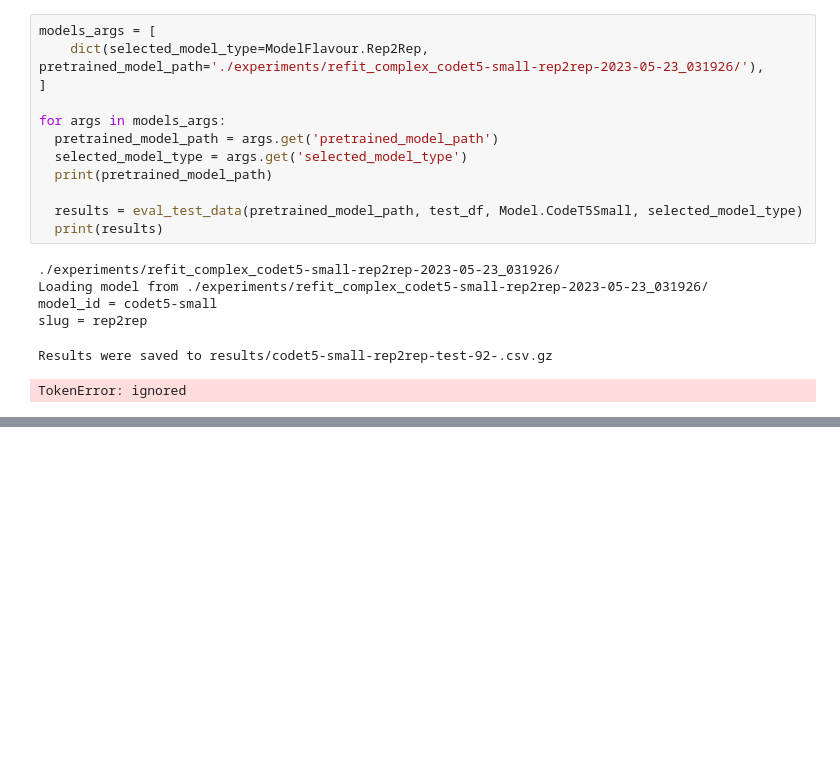
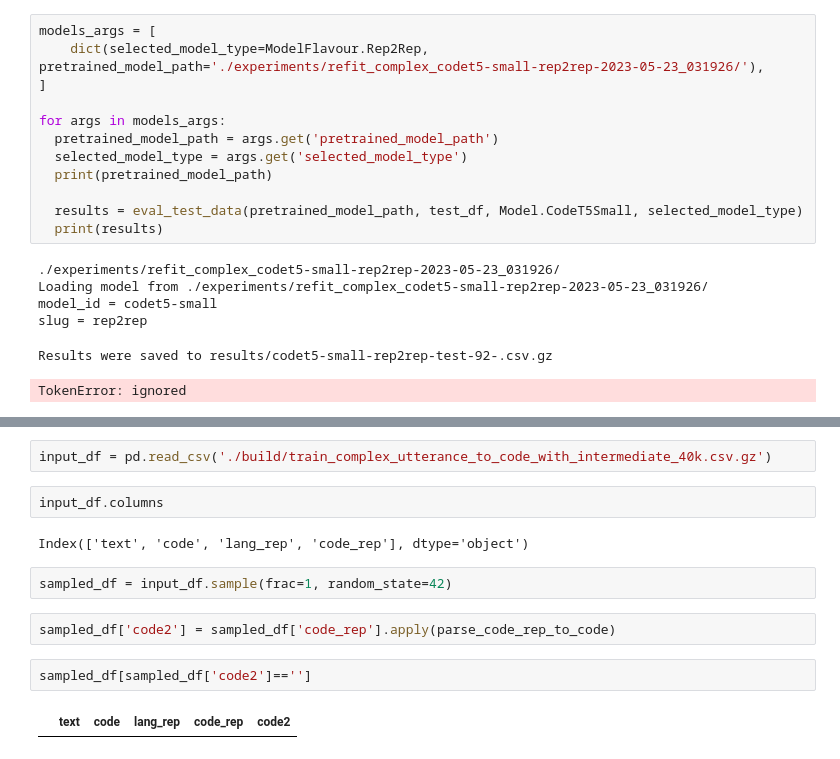
Before and after one commit to asafam/complex-utterance-to-code, a Jupyter notebook: notebooks/02_eval_models.ipynb, the cells around one changed output, grey strips where cells are left out. Cells and saved outputs as stored; diff of their text form; blank space fills up the shorter version.

```diff
--- a/notebooks/02_eval_models.ipynb
+++ b/notebooks/02_eval_models.ipynb
@@ -659,0 +377,14 @@ results = model_eval(
+# %%
+input_df = pd.read_csv('./build/train_complex_utterance_to_code_with_intermediate_40k.csv.gz')
+# %%
+input_df.columns
+# %% [output]
+Index(['text', 'code', 'lang_rep', 'code_rep'], dtype='object')
+# %%
+sampled_df = input_df.sample(frac=1, random_state=42)
+# %%
+sampled_df['code2'] = sampled_df['code_rep'].apply(parse_code_rep_to_code)
+# %%
+sampled_df[sampled_df['code2']=='']
+# %% [output]
+|  | text | code | lang_rep | code_rep | code2 |
```
Also changed, not shown: parts of 10 cells of this notebook, 10 other files.
